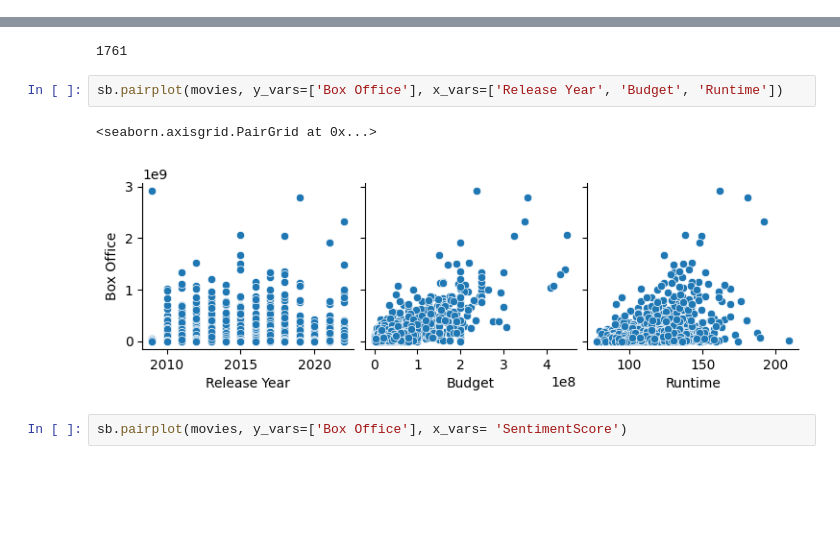
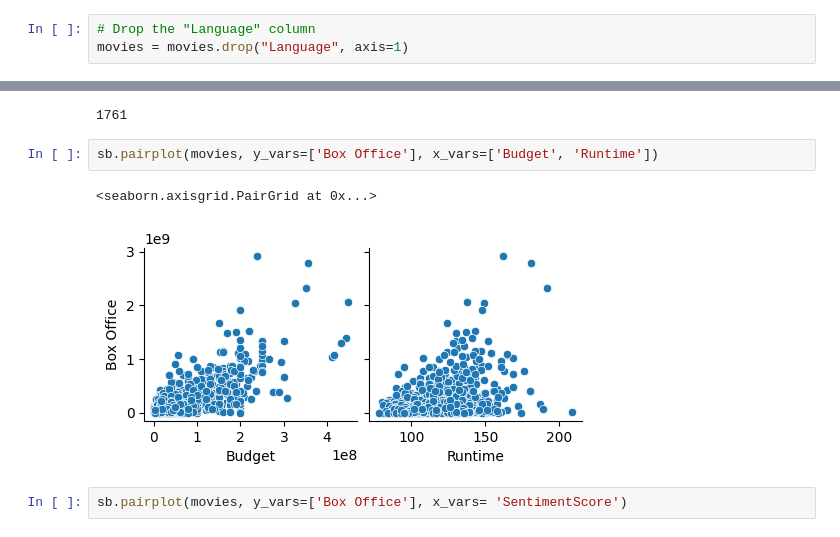
Before and after one commit to tasinms/Movie-Box-Office-Prediction, a Jupyter notebook: DataAnalysis.ipynb, the cells around one changed output, grey strips where cells are left out. Cells and saved outputs as stored; diff of their text form; blank space fills up the shorter version.

```diff
--- a/DataAnalysis.ipynb
+++ b/DataAnalysis.ipynb
@@ -20,6 +22,9 @@ movies.head()
 | 2 | Youth in Revolt | [Miguel Arteta] | [David Permut] | [Chuy Chávez] | 89 | [Dimension Films] | English | [Gustin Nash] | ... |
 | 3 | The Book of Eli | [The Hughes Brothers] | [Joel Silver, Denzel Washington, ... | [Don Burgess] | 118 | [Warner Bros. Pictures, (North Am... | English | [Gary Whitta] | ... |
 | 4 | The Spy Next Door | [Brian Levant] | [Robert Simonds] | [Dean Cundey] | 94 | [Lionsgate, (United States), Mand... | English | [Jonathan Bernstein, James Greer,... | ... |
+# %%
+# Drop the "Language" column
+movies = movies.drop("Language", axis=1)
 # %%
 cinema = movies.loc[0, 'Cinematography']
 print(cinema[0])
@@ -81,10 +88,10 @@ movies.shape[0]
 # %% [output]
 1761
 # %%
-sb.pairplot(movies, y_vars=['Box Office'], x_vars=['Release Year', 'Budget', 'Runtime'])
+sb.pairplot(movies, y_vars=['Box Office'], x_vars=['Budget', 'Runtime'])
 # %% [output]
 <seaborn.axisgrid.PairGrid at 0x...>
-[figure, old version]
+[figure, new version]
 # %%
 sb.pairplot(movies, y_vars=['Box Office'], x_vars= 'SentimentScore')
 # %% [output]
```
Also changed, not shown: parts of 60 cells of this notebook, 5 other files.
